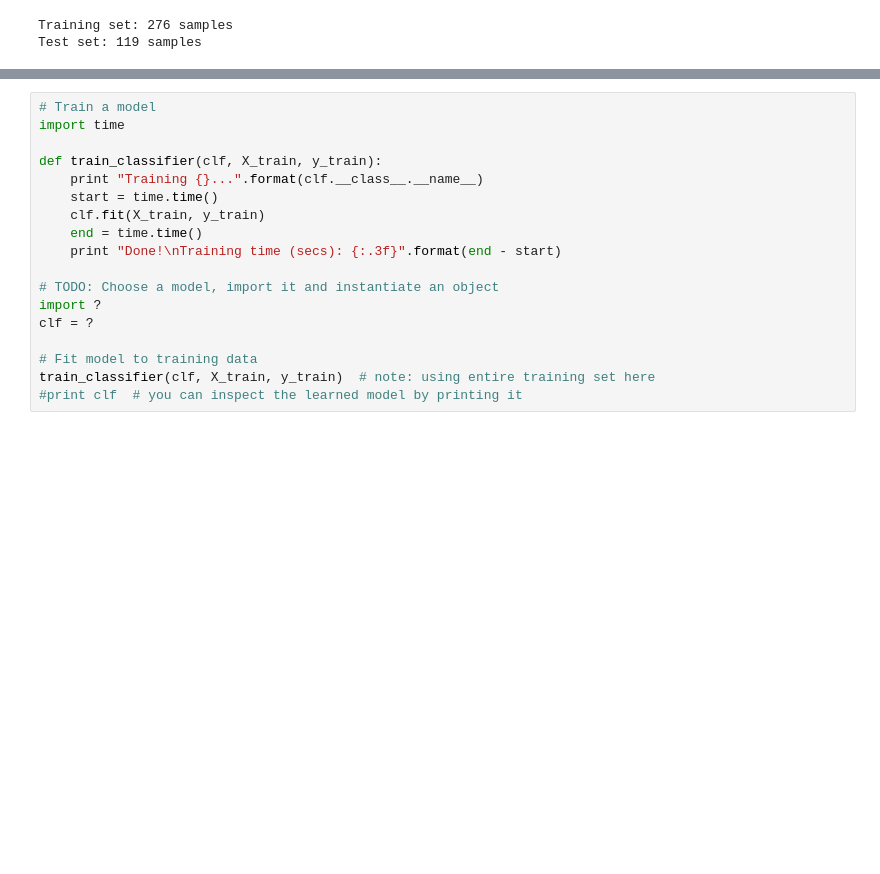
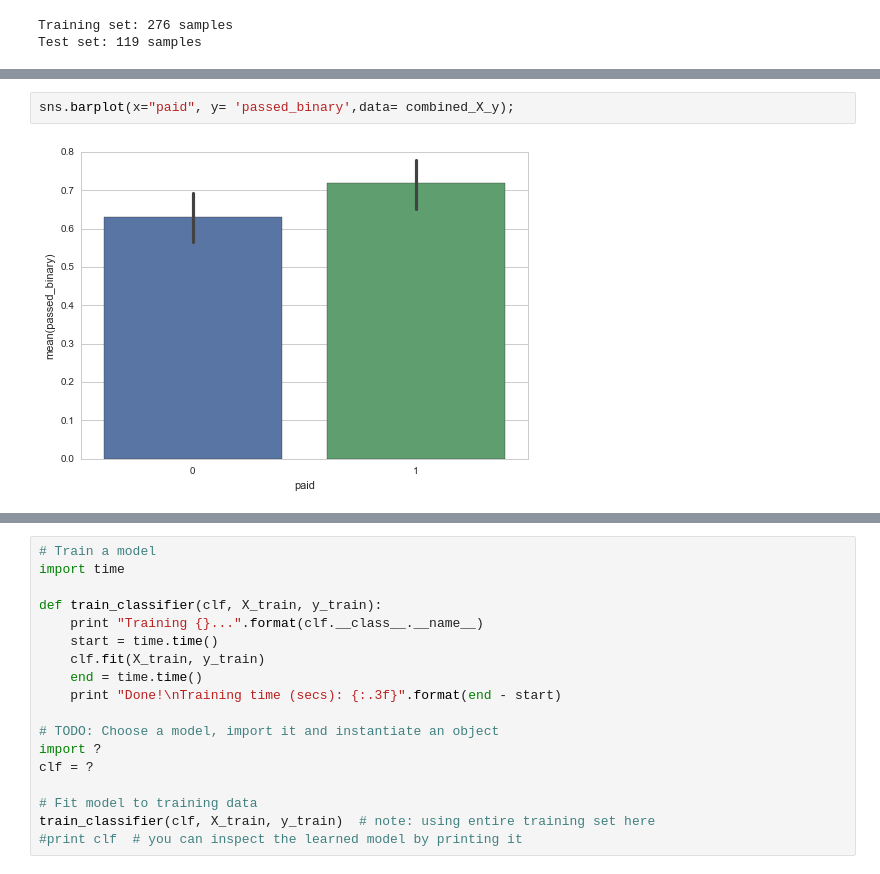
Before and after one commit to baumanab/Udacity_MachineLearningEngineer_ND, a Jupyter notebook: projects/student_intervention/student_intervention.ipynb, the cells around one changed output, grey strips where cells are left out. Drawn from its saved outputs; the diff is of its cells as text; blank space fills up the shorter version.

```diff
--- a/projects/student_intervention/student_intervention.ipynb
+++ b/projects/student_intervention/student_intervention.ipynb
@@ -203,0 +299,4 @@ Test set: 119 samples
+# %%
+sns.barplot(x="paid", y= 'passed_binary',data= combined_X_y);
+# %% [output]
+[figure, added]
```
Also changed, not shown: parts of 16 cells of this notebook.
